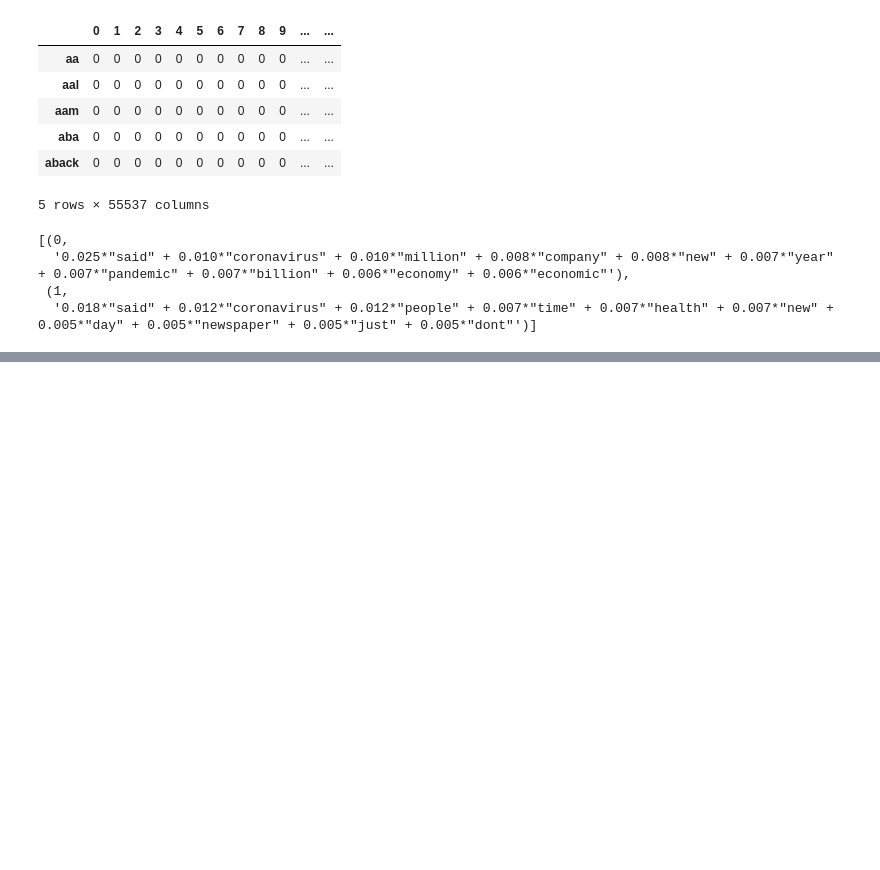
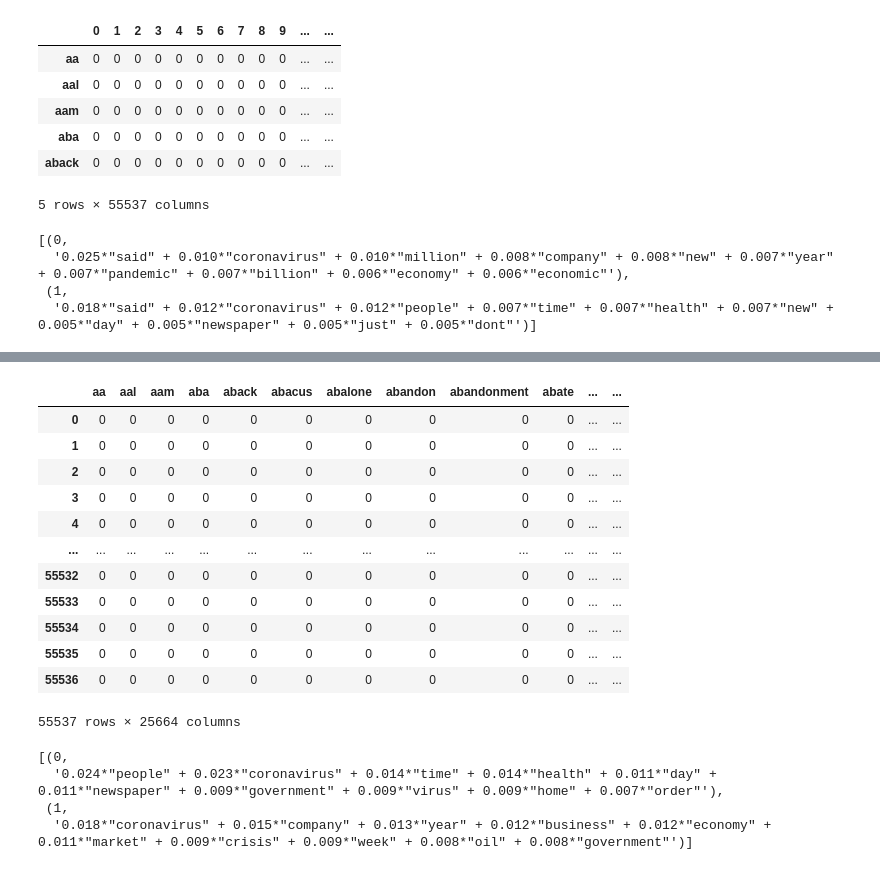
Before and after one commit to miguel2650/covid-19-research, a Jupyter notebook: 4-topic-modeling.ipynb, the cells around one changed output, grey strips where cells are left out. Saved outputs shown, nothing was run; the diff lists cells and outputs as text; code cells hidden in the pictures; blank space fills up the shorter version.

Commit message:
added lda model

```diff
--- a/4-topic-modeling.ipynb
+++ b/4-topic-modeling.ipynb
@@ -54,0 +79,14 @@ lda.print_topics()
+# %%
+# Create a function to pull out nouns from a string of text
+from nltk import word_tokenize, pos_tag
+import nltk
+
+nltk.download('punkt')
+nltk.download('averaged_perceptron_tagger')
+
+def nouns(text):
+    '''Given a string of text, tokenize the text and pull out only the nouns.'''
+    is_noun = lambda pos: pos[:2] == 'NN'
+    tokenized = word_tokenize(text)
+    all_nouns = [word for (word, pos) in pos_tag(tokenized) if is_noun(pos)]
+    return ' '.join(all_nouns)
@@ -54,0 +100,4 @@ lda.print_topics()
+# %%
+# Read in the cleaned data, before the CountVectorizer step
+data_clean = pd.read_pickle('pickle/data_clean_r4.pkl')
+data_clean
@@ -54,0 +118,4 @@ lda.print_topics()
+# %%
+# Apply the nouns function to the transcripts to filter only on nouns
+data_nouns = pd.DataFrame(data_clean.content.apply(nouns))
+data_nouns.to_pickle('pickle/data_nouns.pkl')
@@ -54,0 +136,25 @@ lda.print_topics()
+# %%
+# Create a new document-term matrix using only nouns
+from sklearn.feature_extraction import text
+from sklearn.feature_extraction.text import CountVectorizer
+
+# Recreate a document-term matrix with only nouns
+cvn = CountVectorizer(stop_words='english')
+data_cvn = cvn.fit_transform(data_nouns.content)
+data_dtmn = pd.DataFrame(data_cvn.toarray(), columns=cvn.get_feature_names())
+data_dtmn.index = data_nouns.index
+data_dtmn.to_pickle('pickle/data_dtmn.pkl')
+# %% [output]
+|  | aa | aal | aam | aba | aback | abacus | abalone | abandon | abandonment | abate | ... | ... |
+| 0 | 0 | 0 | 0 | 0 | 0 | 0 | 0 | 0 | 0 | 0 | ... | ... |
+| 1 | 0 | 0 | 0 | 0 | 0 | 0 | 0 | 0 | 0 | 0 | ... | ... |
+| 2 | 0 | 0 | 0 | 0 | 0 | 0 | 0 | 0 | 0 | 0 | ... | ... |
+| 3 | 0 | 0 | 0 | 0 | 0 | 0 | 0 | 0 | 0 | 0 | ... | ... |
+| 4 | 0 | 0 | 0 | 0 | 0 | 0 | 0 | 0 | 0 | 0 | ... | ... |
+| ... | ... | ... | ... | ... | ... | ... | ... | ... | ... | ... | ... | ... |
+| 55532 | 0 | 0 | 0 | 0 | 0 | 0 | 0 | 0 | 0 | 0 | ... | ... |
+| 55533 | 0 | 0 | 0 | 0 | 0 | 0 | 0 | 0 | 0 | 0 | ... | ... |
+| 55534 | 0 | 0 | 0 | 0 | 0 | 0 | 0 | 0 | 0 | 0 | ... | ... |
+| 55535 | 0 | 0 | 0 | 0 | 0 | 0 | 0 | 0 | 0 | 0 | ... | ... |
+| 55536 | 0 | 0 | 0 | 0 | 0 | 0 | 0 | 0 | 0 | 0 | ... | ... |
+55537 rows × 25664 columns
@@ -54,0 +167,9 @@ lda.print_topics()
+# %%
+# Let's start with 2 topics
+ldan = models.LdaModel(corpus=corpusn, num_topics=2, id2word=id2wordn, passes=10)
+ldan.print_topics()
+# %% [output]
+[(0,
+  '0.024*"people" + 0.023*"coronavirus" + 0.014*"time" + 0.014*"health" + 0.011*"day" + 0.011*"newspaper" + 0.009*"government" + 0.009*"virus" + 0.009*"home" + 0.007*"order"'),
+ (1,
+  '0.018*"coronavirus" + 0.015*"company" + 0.013*"year" + 0.012*"business" + 0.012*"economy" + 0.011*"market" + 0.009*"crisis" + 0.009*"week" + 0.008*"oil" + 0.008*"government"')]
```
Also changed, not shown: parts of 9 cells of this notebook, 2 other files.
